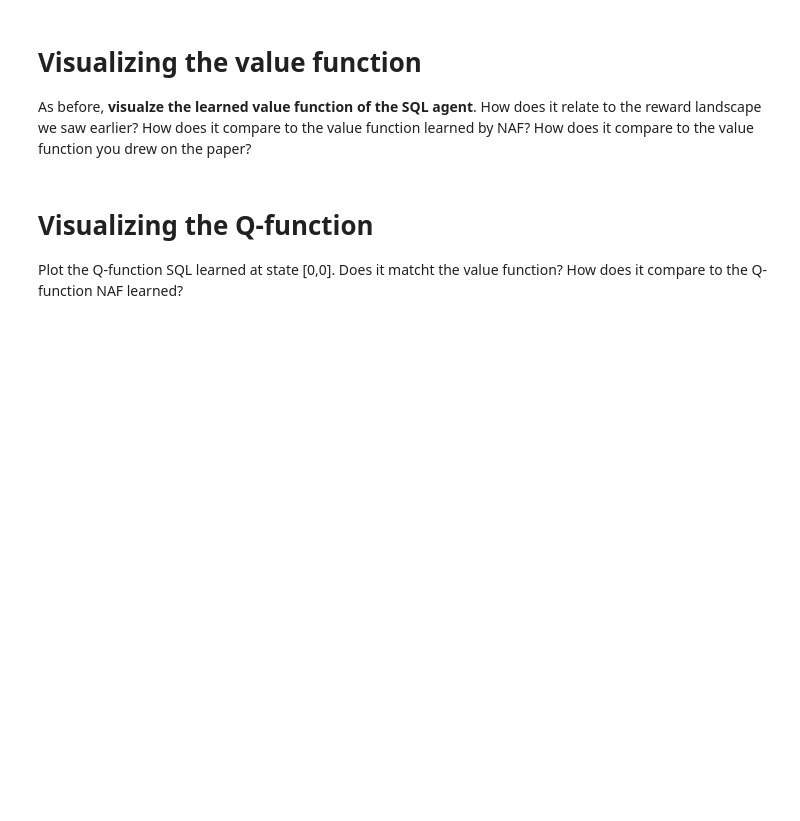
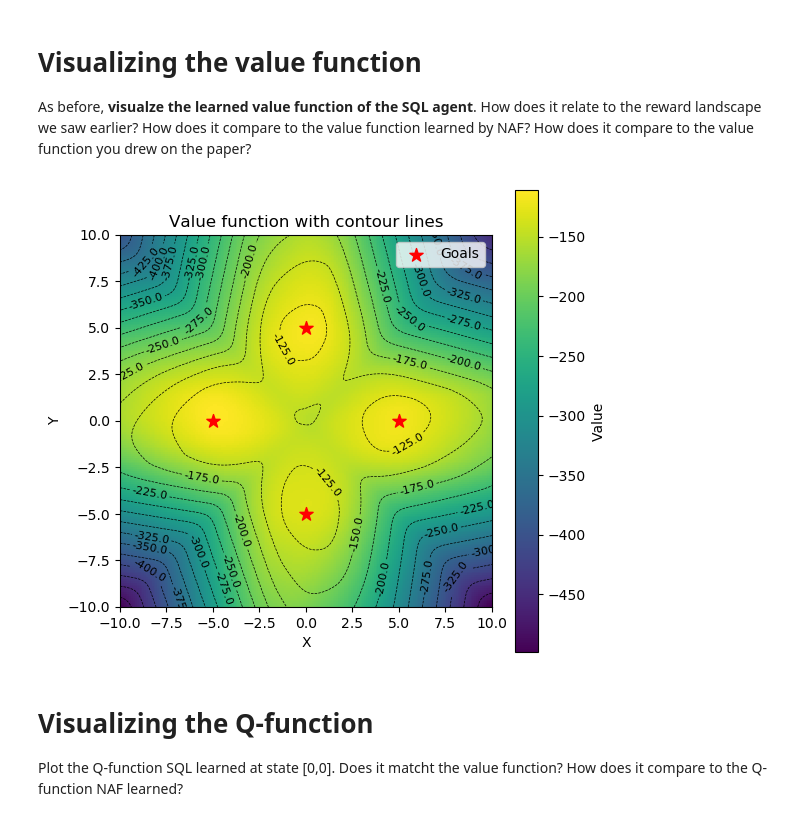
Before and after one commit to wmeijer221/wasp_rl_lab, a Jupyter notebook: Lab_programming.ipynb, the cells around one changed output. Saved outputs shown, nothing was run; the diff lists cells and outputs as text; code cells hidden in the pictures; blank space fills up the shorter version.

```diff
--- a/Lab_programming.ipynb
+++ b/Lab_programming.ipynb
@@ -895,43 +899,45 @@ Total reward train episode 99: -64.15009992220001
 As before, **visualze the learned value function of the SQL agent**. How does it relate to the reward landscape we saw earlier? How does it compare to the value function learned by NAF? How does it compare to the value function you drew on the paper?
 # %%
 # YOUR CODE HERE
-def plot_value_sql(agent, env, grid_size = 200):
+def plot_value_sql(agent, env, grid_size = 200, action_granularity: int = 10):
     # Grid boundaries
     x_min, x_max = env.xlim
     y_min, y_max = env.ylim
     x_vals = np.linspace(x_min, x_max, grid_size)
     y_vals = np.linspace(y_min, y_max, grid_size)
 
-    actions_x_vals = np.linspace(-env.vel_bound, env.vel_bound, 10)
-    actions_y_vals = np.linspace(-env.vel_bound, env.vel_bound, 10)
+    actions_x_vals = np.linspace(-env.vel_bound, env.vel_bound, action_granularity)
+    actions_y_vals = np.linspace(-env.vel_bound, env.vel_bound, action_granularity)
 
     # Initialize and update the value map
     value_map = np.zeros((grid_size, grid_size))
     for i, x in enumerate(x_vals):
         for j, y in enumerate(y_vals):
             state = torch.tensor([[x, y]], dtype=torch.float32).to(DEVICE)
-            for m, xa in enumerate(actions_x_vals):
-                for n, ya in enumerate(actions_y_vals):
+            for xa in actions_x_vals:
+                for ya in actions_y_vals:
                     # Obtain and store the value
                     action = torch.tensor([[xa, ya]], dtype=torch.float32).to(DEVICE)
                     with torch.no_grad():
                         V = agent.q_net(torch.cat((state, action), dim=1))
-                    value_map[i, j] = max(V.item(),value_map[i, j])
+                    value_map[i, j] += V.item()
 
     # Plot value map (with contour lines)
     plt.figure(figsize = (6, 6))
     heatmap = plt.imshow(value_map, extent = (x_min, x_max, y_min, y_max), origin = 'lower', cmap = 'viridis')
     contours = plt.contour(x_vals, y_vals, value_map.T, levels = 16, linewidths = 0.5, colors = 'black')
     plt.clabel(contours, inline = True, fontsize = 8, fmt = '%1.1f')  # Label contour lines
     plt.colorbar(heatmap, label = "Value")
     plt.scatter(env.goal_positions[:, 0], env.goal_positions[:, 1], c = 'red', marker = "*", s = 100, label="Goals")
     plt.xlabel("X")
     plt.ylabel("Y")
     plt.title("Value function with contour lines")
     plt.legend()
     plt.show()
 
 plot_value_sql(sql_agent_multigoal, multigoal_env)
+# %% [output]
+[figure, added]
 # %% [markdown]
 # Visualizing the Q-function
 Plot the Q-function SQL learned at state [0,0]. Does it matcht the value function? How does it compare to the Q-function NAF learned?
```
Also changed, not shown: parts of 5 cells of this notebook.
